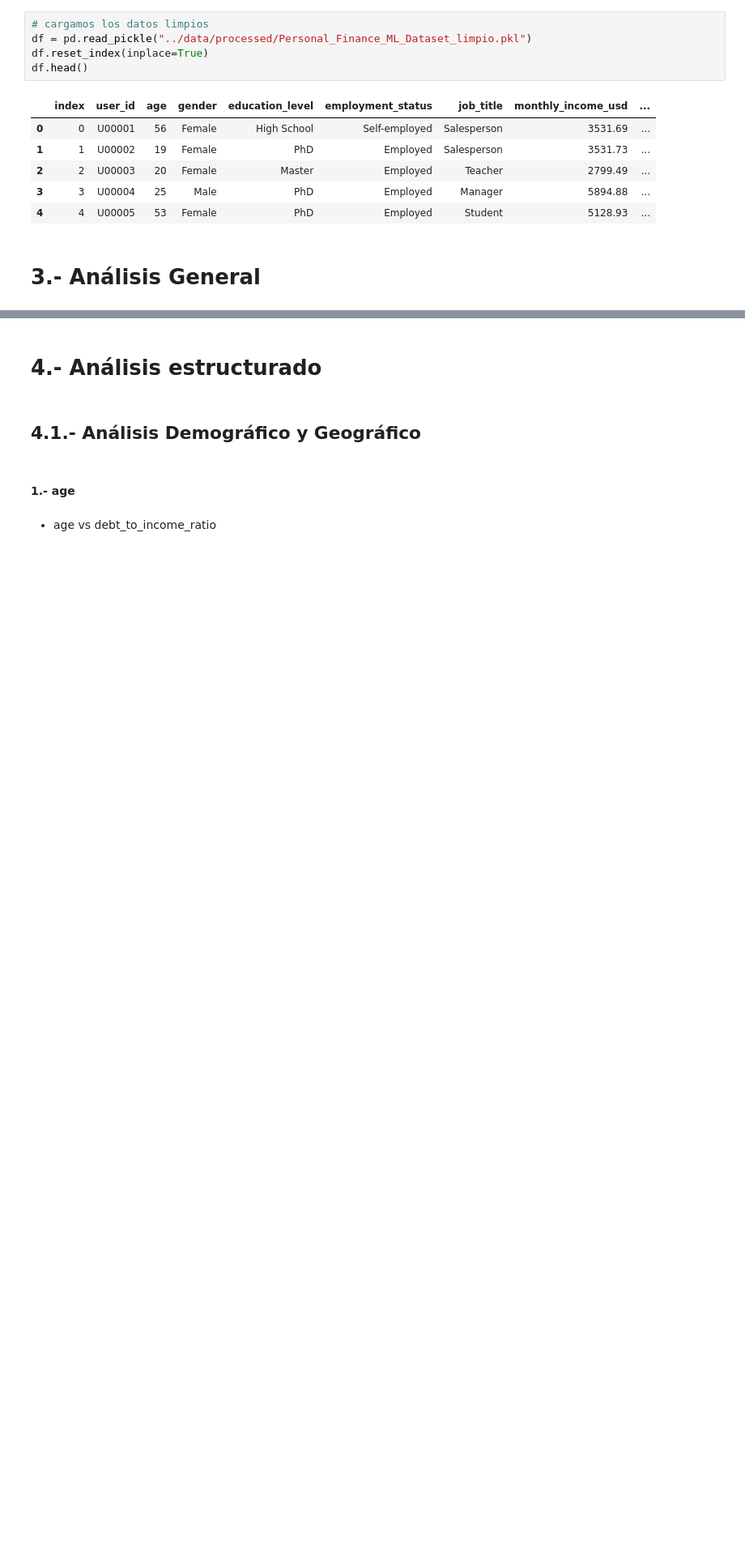
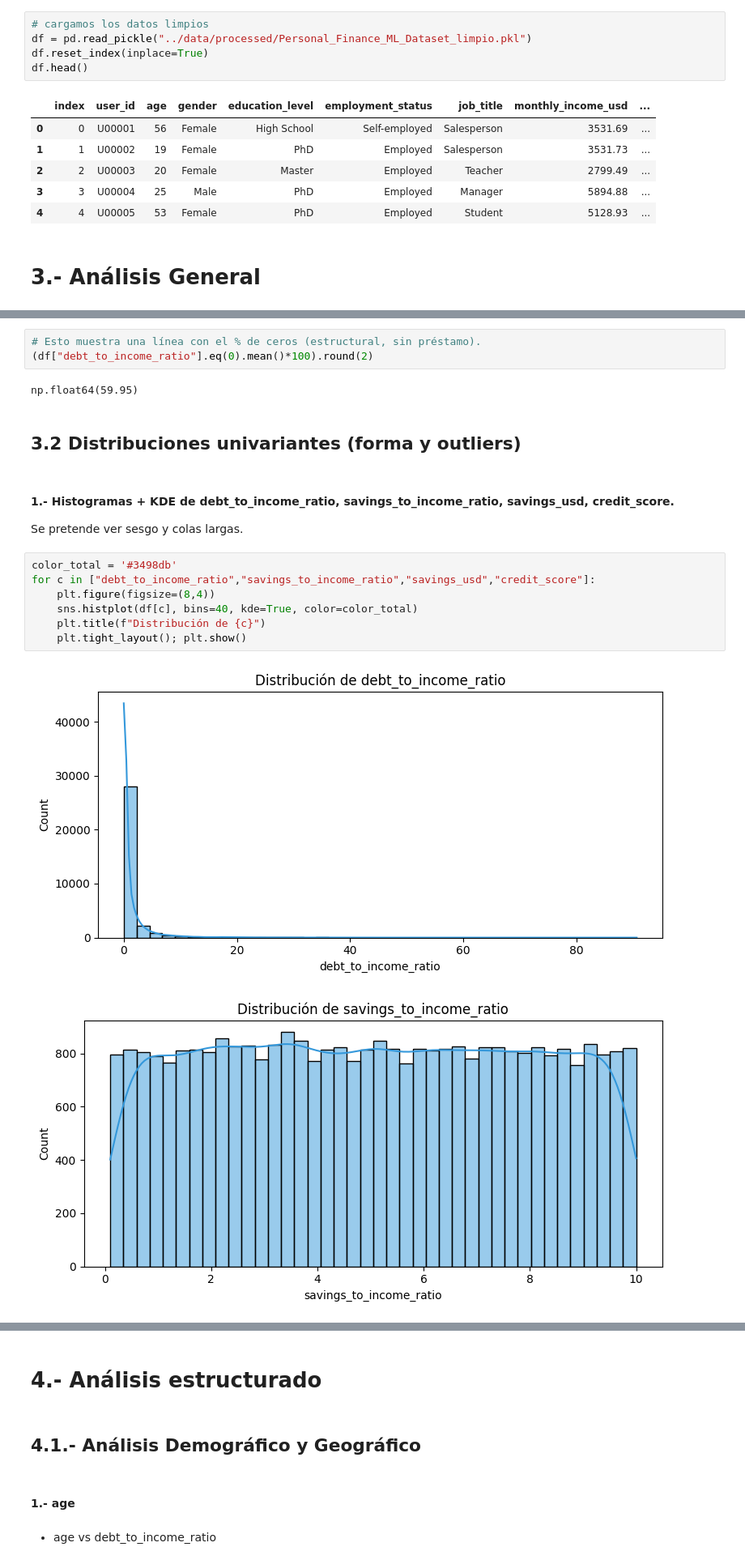
Before and after one commit to RogerFernando98/Big-4-Financial-Risk-Insights-2020-2025-, a Jupyter notebook: notebooks/3_eda.ipynb, the cells around one changed output, grey strips where cells are left out. Shown at 81% size. Cells and saved outputs as stored; diff of their text form; blank space fills up the shorter version.

```diff
--- a/notebooks/3_eda.ipynb
+++ b/notebooks/3_eda.ipynb
@@ -97,0 +129,20 @@ df.head()
+# %%
+# Esto muestra una línea con el % de ceros (estructural, sin préstamo).
+(df["debt_to_income_ratio"].eq(0).mean()*100).round(2)
+# %% [output]
+np.float64(59.95)
+# %% [markdown]
+## 3.2 Distribuciones univariantes (forma y outliers)
+# %% [markdown]
+#### 1.- Histogramas + KDE de debt_to_income_ratio, savings_to_income_ratio, savings_usd, credit_score.
+Se pretende ver sesgo y colas largas.
+# %%
+color_total = '#3498db'
+for c in ["debt_to_income_ratio","savings_to_income_ratio","savings_usd","credit_score"]:
+    plt.figure(figsize=(8,4))
+    sns.histplot(df[c], bins=40, kde=True, color=color_total)
+    plt.title(f"Distribución de {c}")
+    plt.tight_layout(); plt.show()
+# %% [output]
+[figure, added]
+[figure, added]
```
Also changed, not shown: parts of 26 cells of this notebook.
